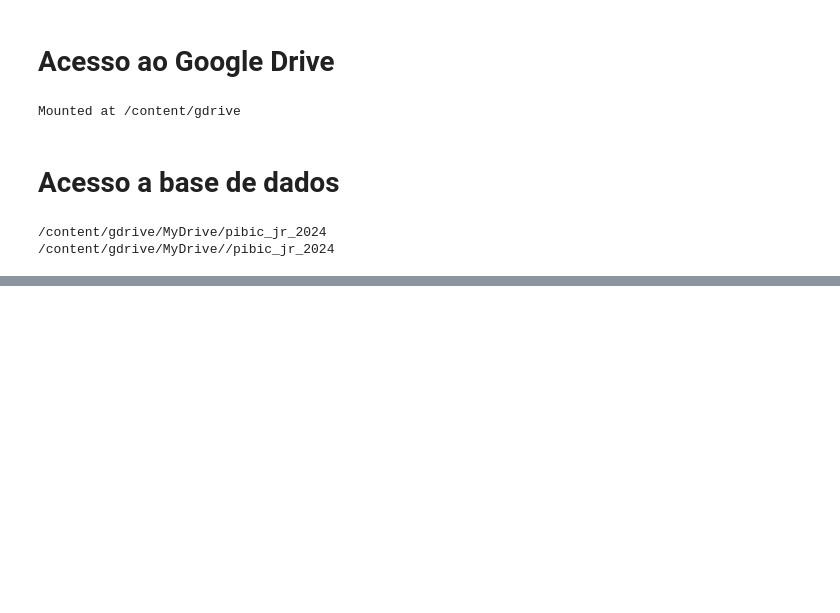
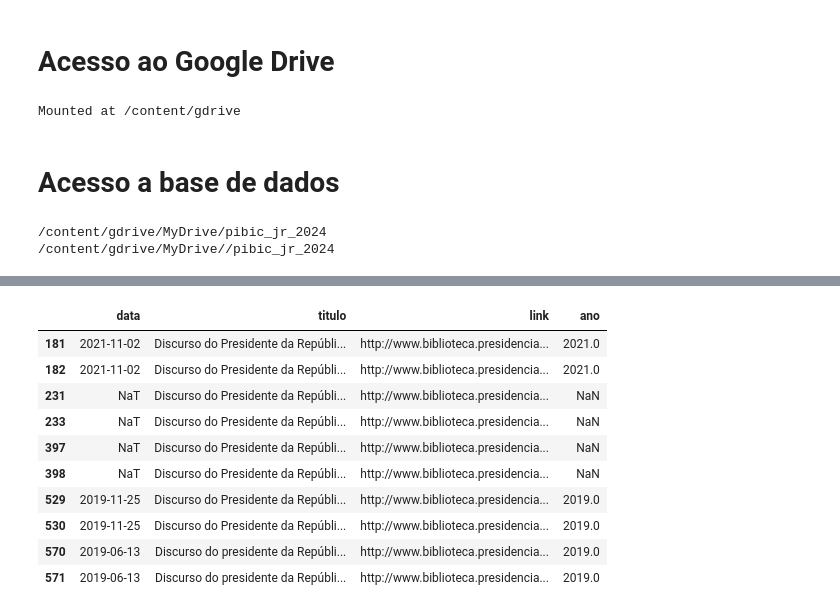
Before and after one commit to luanavitorino07/fundamentos, a Jupyter notebook: notebooks/fundamentos_luana.ipynb, the cells around one changed output, grey strips where cells are left out. Saved outputs shown, nothing was run; the diff lists cells and outputs as text; code cells hidden in the pictures; blank space fills up the shorter version.

```diff
--- a/notebooks/fundamentos_luana.ipynb
+++ b/notebooks/fundamentos_luana.ipynb
@@ -25,0 +89,3 @@ caminho_completo = caminho_padrao + caminho_especifico
+# %%
+df_discursos = df_discursos[['data','titulo','link']]
+df_discursos
@@ -25,0 +123,6 @@ caminho_completo = caminho_padrao + caminho_especifico
+# %%
+df_discursos['data'] = pd.to_datetime(df_discursos['data'], format='%d/%m/%Y', errors='coerce')
+df_discursos['ano'] = pd.to_datetime(df_discursos['data']).dt.year
+discursos_por_ano = df_discursos['ano'].value_counts().sort_index()
+discursos_por_ano = discursos_por_ano.to_frame()
+discursos_por_ano
@@ -25,0 +137,15 @@ caminho_completo = caminho_padrao + caminho_especifico
+# %%
+discursos_duplicados = df_discursos[df_discursos.duplicated(subset=['titulo', 'data'], keep=False)]
+discursos_duplicados
+# %% [output]
+|  | data | titulo | link | ano |
+| 181 | 2021-11-02 | Discurso do Presidente da Repúbli... | http://www.biblioteca.presidencia... | 2021.0 |
+| 182 | 2021-11-02 | Discurso do Presidente da Repúbli... | http://www.biblioteca.presidencia... | 2021.0 |
+| 231 | NaT | Discurso do Presidente da Repúbli... | http://www.biblioteca.presidencia... | NaN |
+| 233 | NaT | Discurso do Presidente da Repúbli... | http://www.biblioteca.presidencia... | NaN |
+| 397 | NaT | Discurso do Presidente da Repúbli... | http://www.biblioteca.presidencia... | NaN |
+| 398 | NaT | Discurso do Presidente da Repúbli... | http://www.biblioteca.presidencia... | NaN |
+| 529 | 2019-11-25 | Discurso do Presidente da Repúbli... | http://www.biblioteca.presidencia... | 2019.0 |
+| 530 | 2019-11-25 | Discurso do Presidente da Repúbli... | http://www.biblioteca.presidencia... | 2019.0 |
+| 570 | 2019-06-13 | Discurso do presidente da Repúbli... | http://www.biblioteca.presidencia... | 2019.0 |
+| 571 | 2019-06-13 | Discurso do presidente da Repúbli... | http://www.biblioteca.presidencia... | 2019.0 |
```
Also changed, not shown: parts of 10 cells of this notebook.
